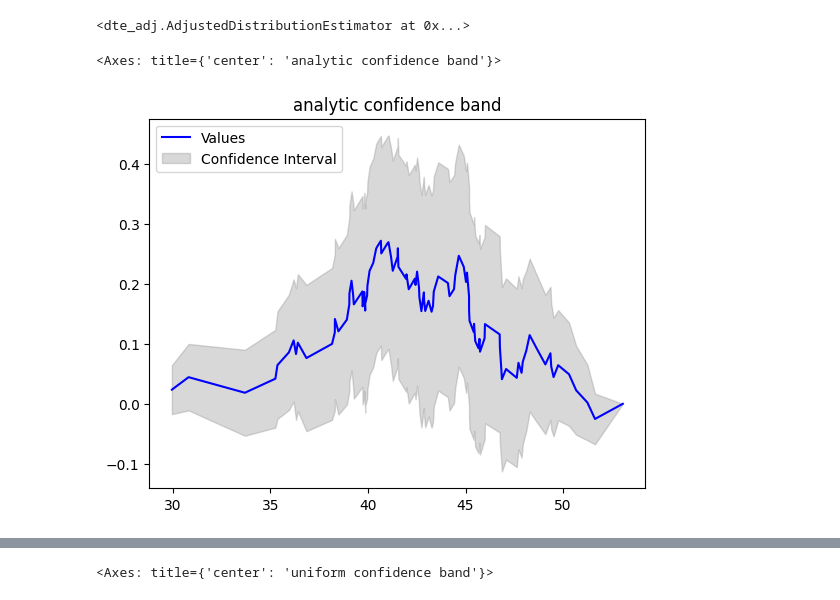
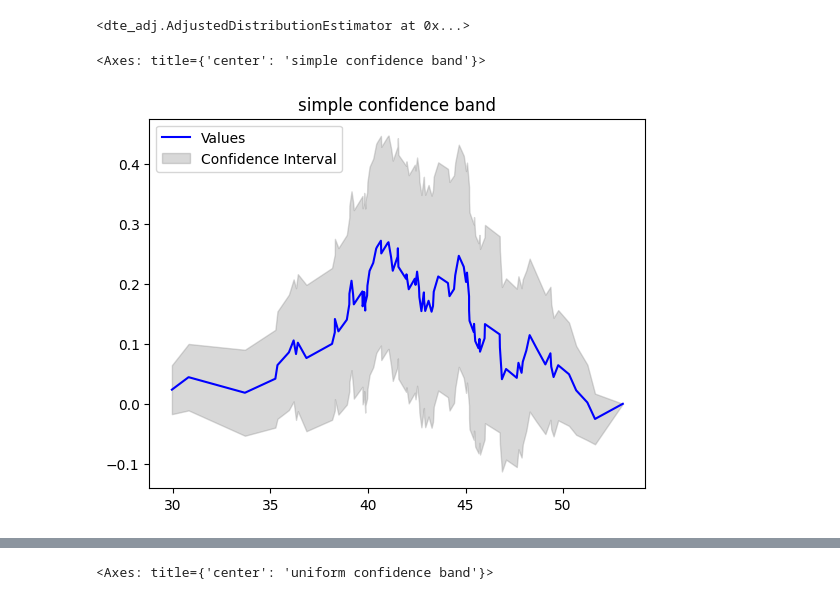
Before and after one commit to CyberAgentAILab/python-dte-adjustment, a Jupyter notebook: example/example.ipynb, the cells around one changed output, grey strips where cells are left out. Saved outputs shown, nothing was run; the diff lists cells and outputs as text; code cells hidden in the pictures.

```diff
--- a/example/example.ipynb
+++ b/example/example.ipynb
@@ -102,11 +102,11 @@ estimator.fit(X, D, Y)
 # %% [output]
 <dte_adj.AdjustedDistributionEstimator at 0x...>
 # %%
-dte = estimator.predict_dte(0, 1, np.sort(Y), variance_type="analytic")
-plot(np.sort(Y), dte[0], dte[1], dte[2], title="analytic confidence band")
+dte = estimator.predict_dte(0, 1, np.sort(Y), variance_type="simple")
+plot(np.sort(Y), dte[0], dte[1], dte[2], title="simple confidence band")
 # %% [output]
-<Axes: title={'center': 'analytic confidence band'}>
+<Axes: title={'center': 'simple confidence band'}>
-[figure, old version]
+[figure, new version]
 # %%
 dte = estimator.predict_dte(0, 1, np.sort(Y), variance_type="moment")
 plot(np.sort(Y), dte[0], dte[1], dte[2], title="moment confidence band")
```
Also changed, not shown: parts of 4 cells of this notebook.
